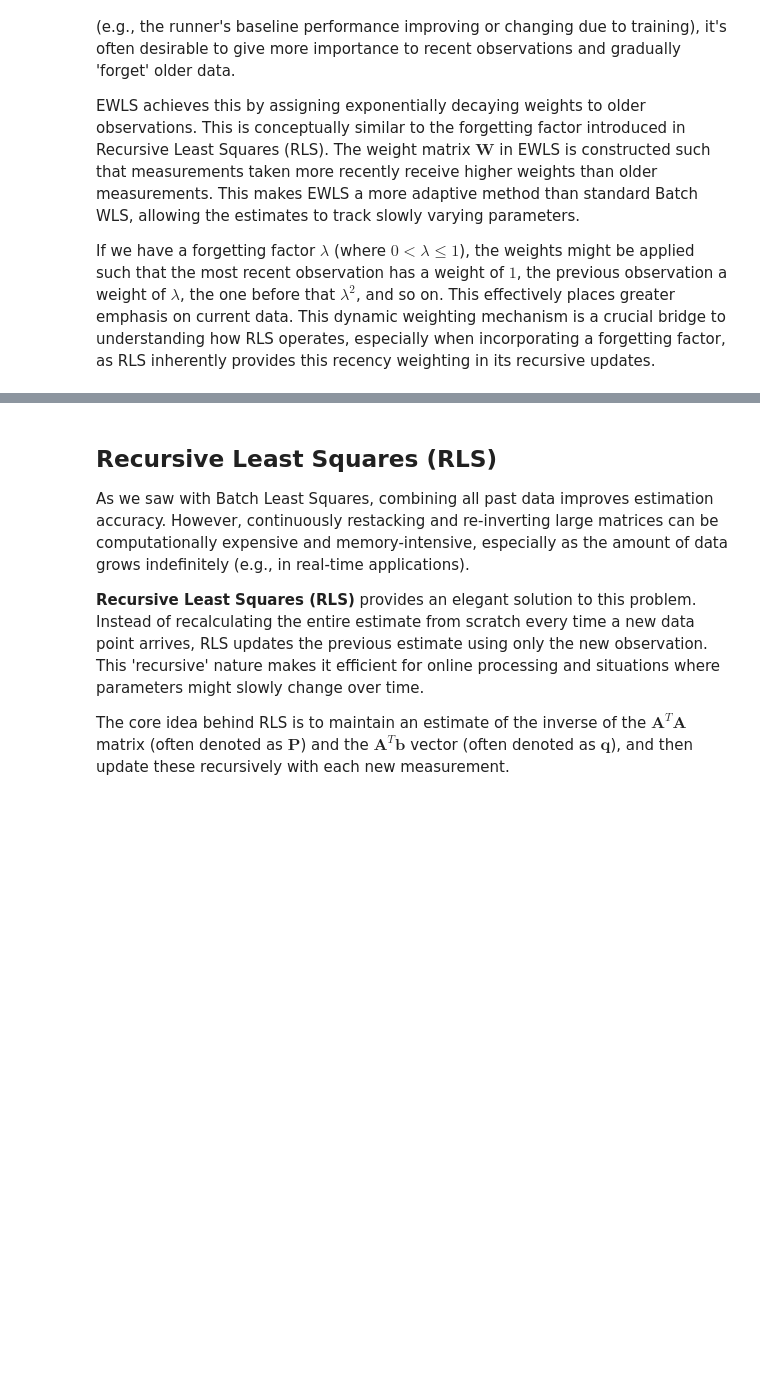
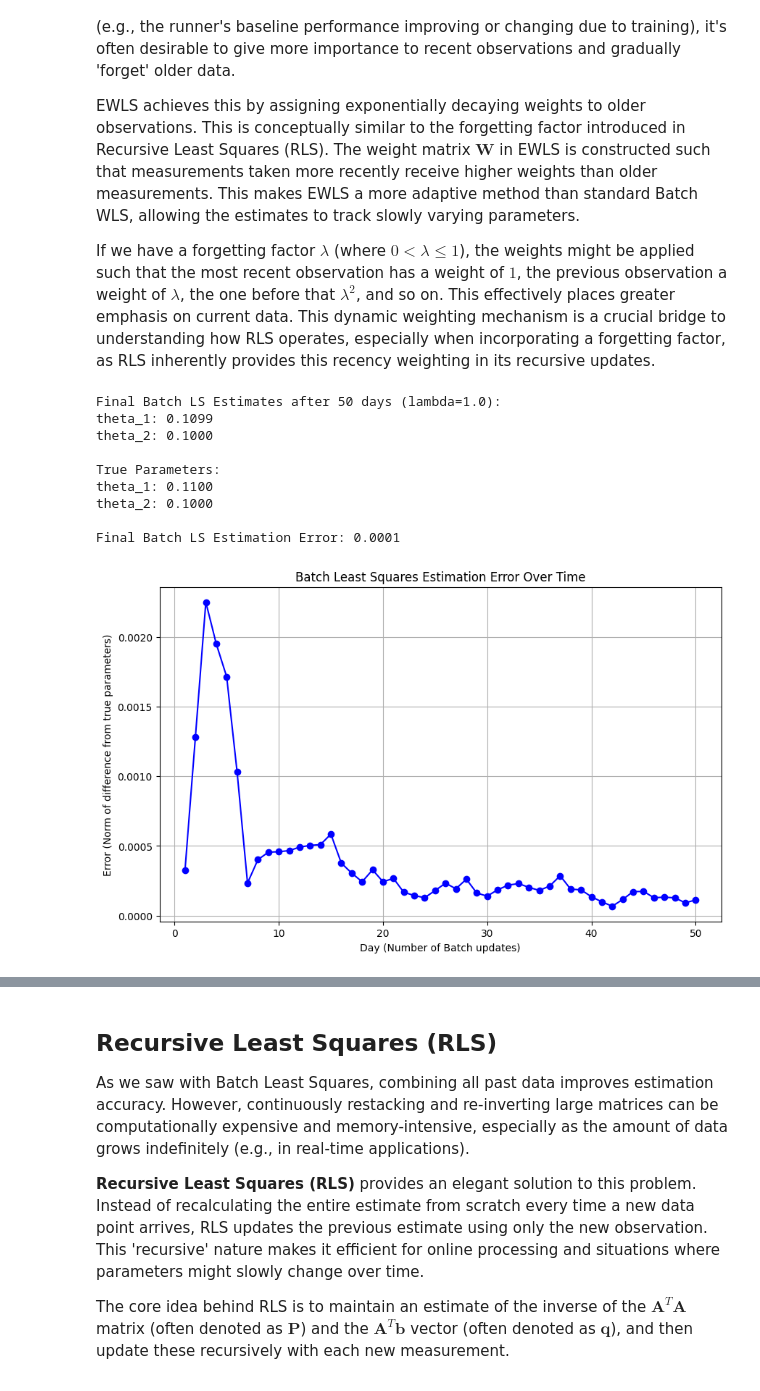
Before and after one commit to ysn9vq-gmu/rqe_tutorials, a Jupyter notebook: ls_rls.ipynb, the cells around one changed output, grey strips where cells are left out. Drawn from its saved outputs; the diff is of its cells as text; code cells hidden in the pictures; blank space fills up the shorter version.

```diff
--- a/ls_rls.ipynb
+++ b/ls_rls.ipynb
@@ -658,0 +626,42 @@ class BatchedLeastSQ:
+# %%
+batch_ls_estimator = BatchedLeastSQ(lambda_=1.0) # Using lambda=1.0 for standard Batch LS
+
+# Run Batch LS day by day
+for day in range(1, num_days_to_simulate + 1):
+    df_current_day = df_all_data[df_all_data['day'] == day]
+    A_current_day, b_current_day, _ = construct_A_b(df_current_day) # `construct_A_b` returns correct A, b, param_names
+    batch_ls_estimator.update_batch(A_current_day, b_current_day, true_params_vec)
+
+# Display results
+batch_estimates = batch_ls_estimator.get_estimate_history()
+batch_errors = batch_ls_estimator.get_error_history()
+
+print(f"Final Batch LS Estimates after {num_days_to_simulate} days (lambda={batch_ls_estimator.lambda_}):")
+for i, param in enumerate(batch_ls_estimator.param_names):
+    print(f"{param}: {batch_estimates[-1, i]:.4f}")
+
+print("\nTrue Parameters:")
+print(f"theta_1: {true_params_vec[0,0]:.4f}")
+print(f"theta_2: {true_params_vec[1,0]:.4f}")
+
+print(f"\nFinal Batch LS Estimation Error: {batch_errors[-1]:.4f}")
+
+# Plotting the error convergence
+plt.figure(figsize=(10, 6))
+plt.plot(range(1, num_days_to_simulate + 1), batch_errors, marker='o', linestyle='-', color='blue')
+plt.title('Batch Least Squares Estimation Error Over Time')
+plt.xlabel('Day (Number of Batch updates)')
+plt.ylabel('Error (Norm of difference from true parameters)')
+plt.grid(True)
+plt.show()
+# %% [output]
+Final Batch LS Estimates after 50 days (lambda=1.0):
+theta_1: 0.1099
+theta_2: 0.1000
+
+True Parameters:
+theta_1: 0.1100
+theta_2: 0.1000
+
+Final Batch LS Estimation Error: 0.0001
+[figure, added]
```
Also changed, not shown: parts of 15 cells of this notebook.
